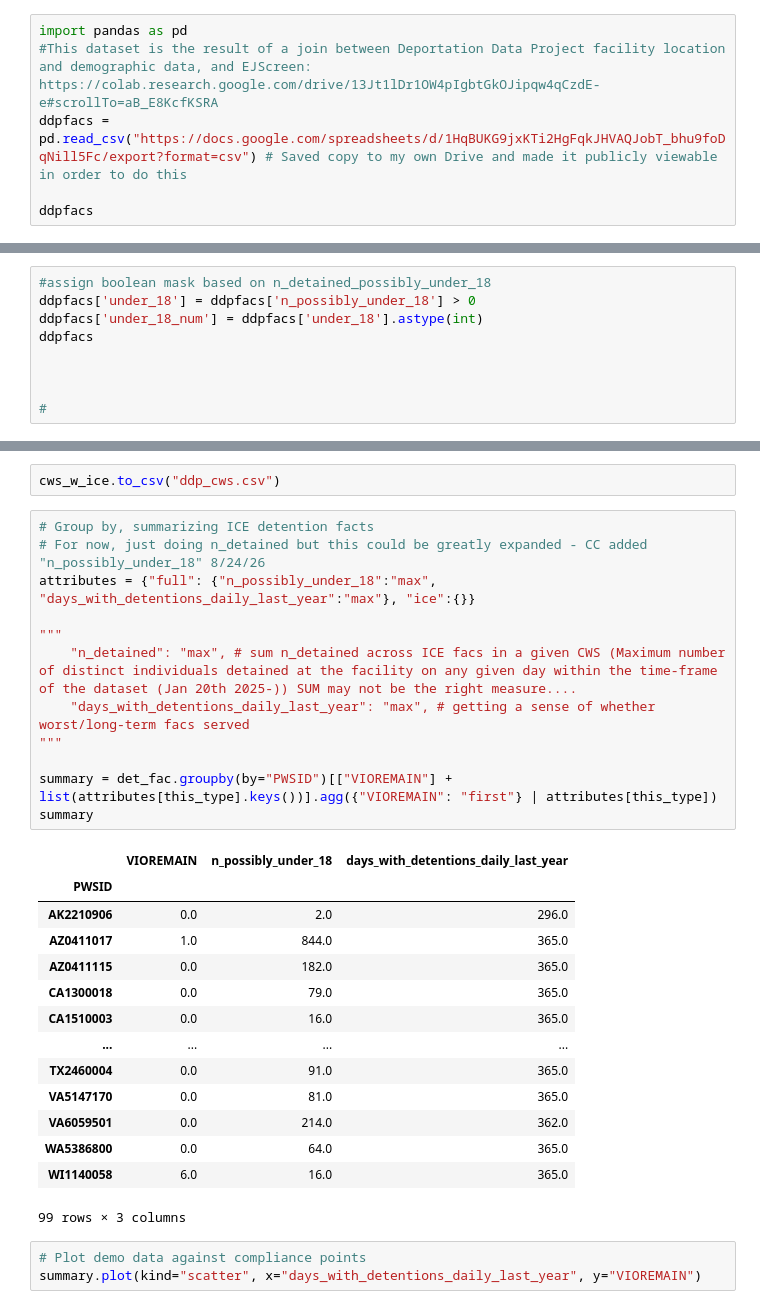
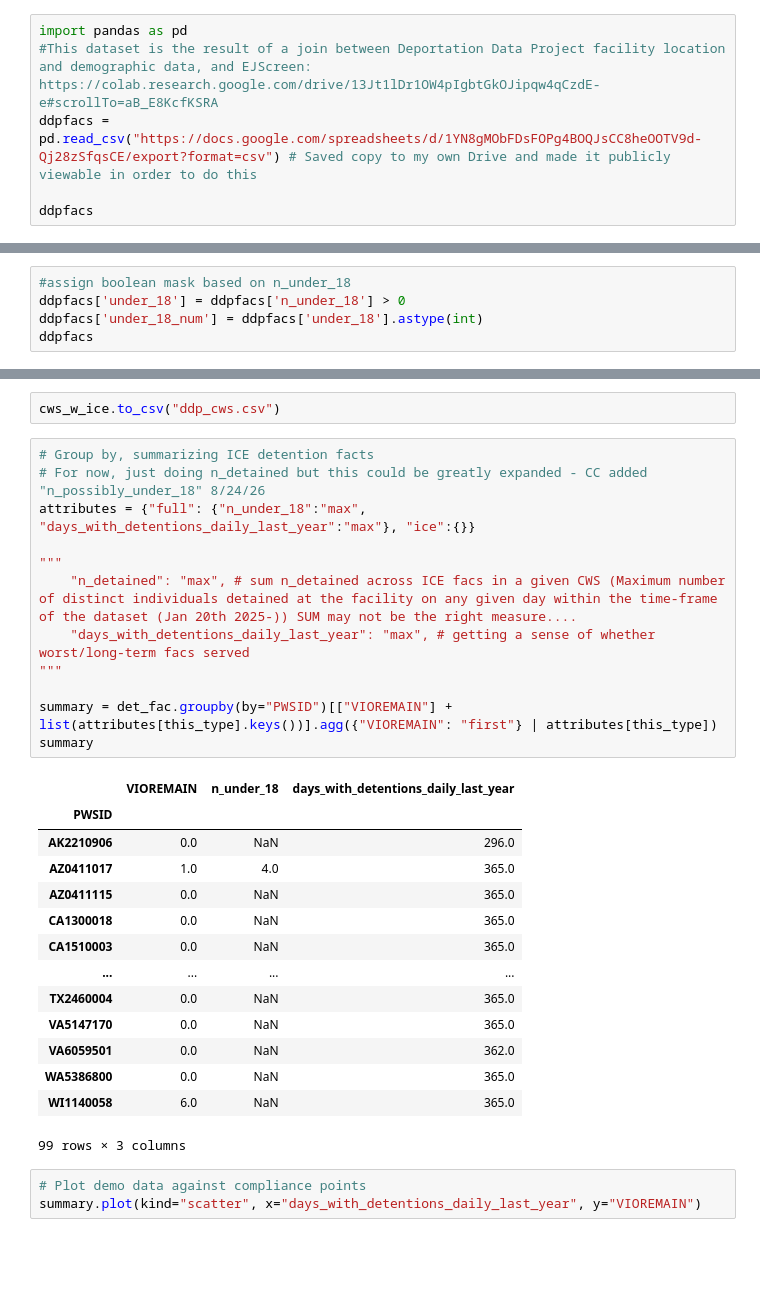
Before and after one commit to edgi-govdata-archiving/EEW-ICE, a Jupyter notebook: DWATER_ICE_Filtered.ipynb, the cells around one changed output, grey strips where cells are left out. Saved outputs shown, nothing was run; the diff lists cells and outputs as text; blank space fills up the shorter version.

```diff
--- a/DWATER_ICE_Filtered.ipynb
+++ b/DWATER_ICE_Filtered.ipynb
@@ -7,7 +7,7 @@
 # %%
 import pandas as pd
 #This dataset is the result of a join between Deportation Data Project facility location and demographic data, and EJScreen: https://colab.research.google.com/drive/13Jt1lDr1OW4pIgbtGkOJipqw4qCzdE-e#scrollTo=aB_E8KcfKSRA
-ddpfacs = pd.read_csv("https://docs.google.com/spreadsheets/d/1HqBUKG9jxKTi2HgFqkJHVAQJobT_bhu9foDqNill5Fc/export?format=csv") # Saved copy to my own Drive and made it publicly viewable in order to do this
+ddpfacs = pd.read_csv("https://docs.google.com/spreadsheets/d/1YN8gMObFDsFOPg4BOQJsCC8heOOTV9d-Qj28zSfqsCE/export?format=csv") # Saved copy to my own Drive and made it publicly viewable in order to do this
 
 ddpfacs
 # %% [output]
@@ -25,14 +25,10 @@ ddpfacs
 | 843 | 843 | YRMDCAZ | Yuma Regional Medical Center | 2400 S Avenue A | Yuma | Yuma | 4027.0 | ... |
 844 rows × 712 columns
 # %%
-#assign boolean mask based on n_detained_possibly_under_18
-ddpfacs['under_18'] = ddpfacs['n_possibly_under_18'] > 0
+#assign boolean mask based on n_under_18
+ddpfacs['under_18'] = ddpfacs['n_under_18'] > 0
 ddpfacs['under_18_num'] = ddpfacs['under_18'].astype(int)
 ddpfacs
-
-
-
-#
 # %% [output]
 |  | Unnamed: 0 | detention_facility_code | name | address | city | county | county_fips_code | ... |
 | 0 | 0 | IWAHOLD | AZ Removal Operation Coord Center... | 6335 South Downwind, Suite 104 | Mesa | Maricopa | 4013.0 | ... |
@@ -516,29 +518,29 @@ cws_w_ice.to_csv("ddp_cws.csv")
 # %%
 # Group by, summarizing ICE detention facts
 # For now, just doing n_detained but this could be greatly expanded - CC added "n_possibly_under_18" 8/24/26
-attributes = {"full": {"n_possibly_under_18":"max", "days_with_detentions_daily_last_year":"max"}, "ice":{}}
+attributes = {"full": {"n_under_18":"max", "days_with_detentions_daily_last_year":"max"}, "ice":{}}
 
 """
     "n_detained": "max", # sum n_detained across ICE facs in a given CWS (Maximum number of distinct individuals detained at the facility on any given day within the time-frame of the dataset (Jan 20th 2025-)) SUM may not be the right measure....
     "days_with_detentions_daily_last_year": "max", # getting a sense of whether worst/long-term facs served
 """
 
 summary = det_fac.groupby(by="PWSID")[["VIOREMAIN"] + list(attributes[this_type].keys())].agg({"VIOREMAIN": "first"} | attributes[this_type])
 summary
 # %% [output]
-|  | VIOREMAIN | n_possibly_under_18 | days_with_detentions_daily_last_year |
+|  | VIOREMAIN | n_under_18 | days_with_detentions_daily_last_year |
 | PWSID |  |  |  |
-| AK2210906 | 0.0 | 2.0 | 296.0 |
-| AZ0411017 | 1.0 | 844.0 | 365.0 |
-| AZ0411115 | 0.0 | 182.0 | 365.0 |
-| CA1300018 | 0.0 | 79.0 | 365.0 |
-| CA1510003 | 0.0 | 16.0 | 365.0 |
+| AK2210906 | 0.0 | NaN | 296.0 |
+| AZ0411017 | 1.0 | 4.0 | 365.0 |
+| AZ0411115 | 0.0 | NaN | 365.0 |
+| CA1300018 | 0.0 | NaN | 365.0 |
+| CA1510003 | 0.0 | NaN | 365.0 |
 | ... | ... | ... | ... |
-| TX2460004 | 0.0 | 91.0 | 365.0 |
-| VA5147170 | 0.0 | 81.0 | 365.0 |
-| VA6059501 | 0.0 | 214.0 | 362.0 |
-| WA5386800 | 0.0 | 64.0 | 365.0 |
-| WI1140058 | 6.0 | 16.0 | 365.0 |
+| TX2460004 | 0.0 | NaN | 365.0 |
+| VA5147170 | 0.0 | NaN | 365.0 |
+| VA6059501 | 0.0 | NaN | 362.0 |
+| WA5386800 | 0.0 | NaN | 365.0 |
+| WI1140058 | 6.0 | NaN | 365.0 |
 99 rows × 3 columns
 # %%
 # Plot demo data against compliance points
```
Also changed, not shown: parts of 11 cells of this notebook.
